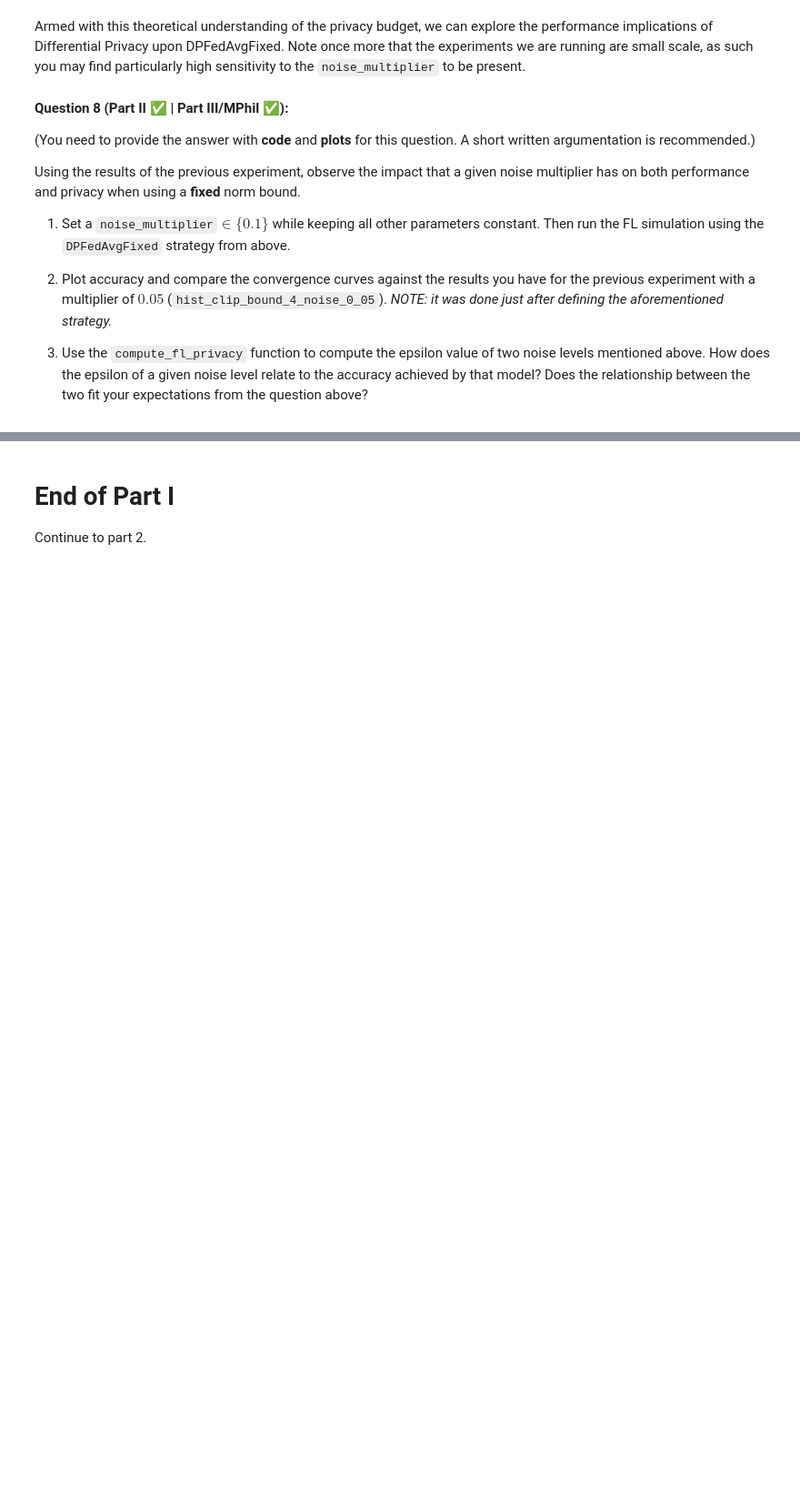
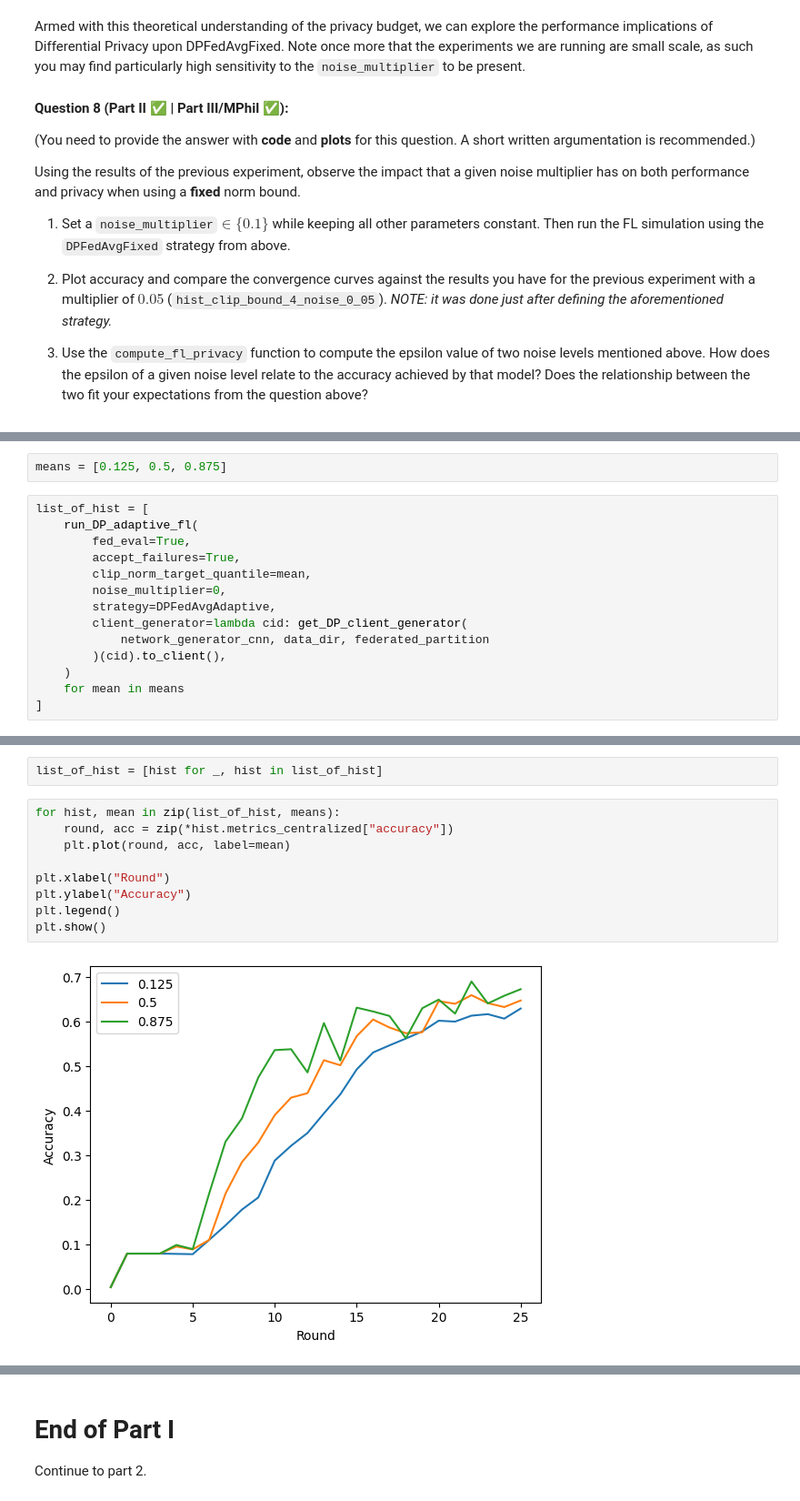
Before and after one commit to camlsys/L361-Federated-Learning, a Jupyter notebook: labs/L361_Lab_4_Privacy_And_Security_Part_1_Solution.ipynb, the cells around one changed output, grey strips where cells are left out. Shown at 91% size. Cells and saved outputs as stored; diff of their text form; blank space fills up the shorter version.

```diff
--- a/labs/L361_Lab_4_Privacy_And_Security_Part_1_Solution.ipynb
+++ b/labs/L361_Lab_4_Privacy_And_Security_Part_1_Solution.ipynb
@@ -1174,0 +1563,16 @@ Using the results of the previous experiment, observe the impact that a given no
+# %%
+means = [0.125, 0.5, 0.875]
+# %%
+list_of_hist = [
+    run_DP_adaptive_fl(
+        fed_eval=True,
+        accept_failures=True,
+        clip_norm_target_quantile=mean,
+        noise_multiplier=0,
+        strategy=DPFedAvgAdaptive,
+        client_generator=lambda cid: get_DP_client_generator(
+            network_generator_cnn, data_dir, federated_partition
+        )(cid).to_client(),
+    )
+    for mean in means
+]
@@ -1174,0 +1597,13 @@ Using the results of the previous experiment, observe the impact that a given no
+# %%
+list_of_hist = [hist for _, hist in list_of_hist]
+# %%
+for hist, mean in zip(list_of_hist, means):
+    round, acc = zip(*hist.metrics_centralized["accuracy"])
+    plt.plot(round, acc, label=mean)
+
+plt.xlabel("Round")
+plt.ylabel("Accuracy")
+plt.legend()
+plt.show()
+# %% [output]
+[figure, added]
```
Also changed, not shown: parts of 26 cells of this notebook, 4 other files.
